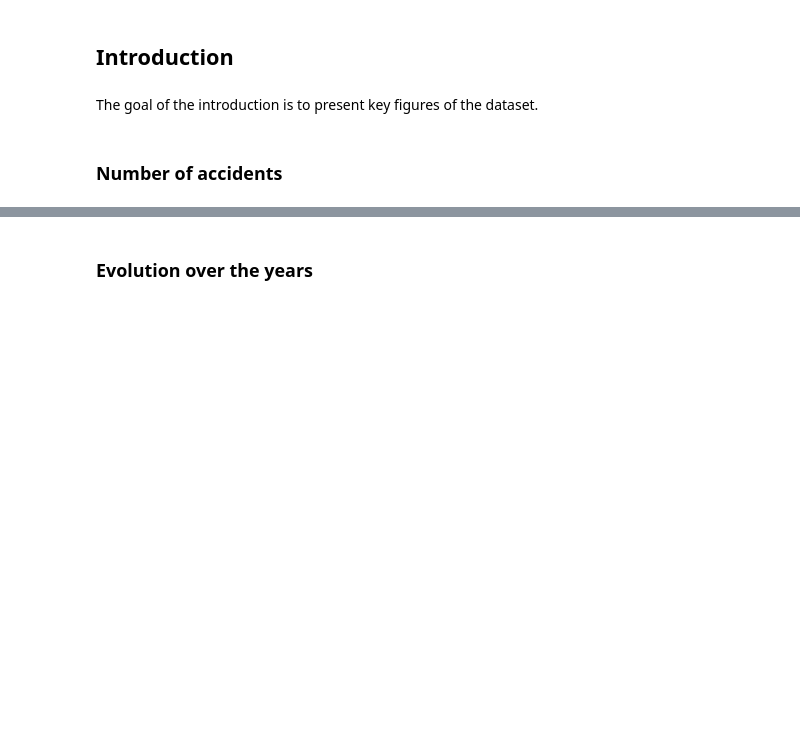
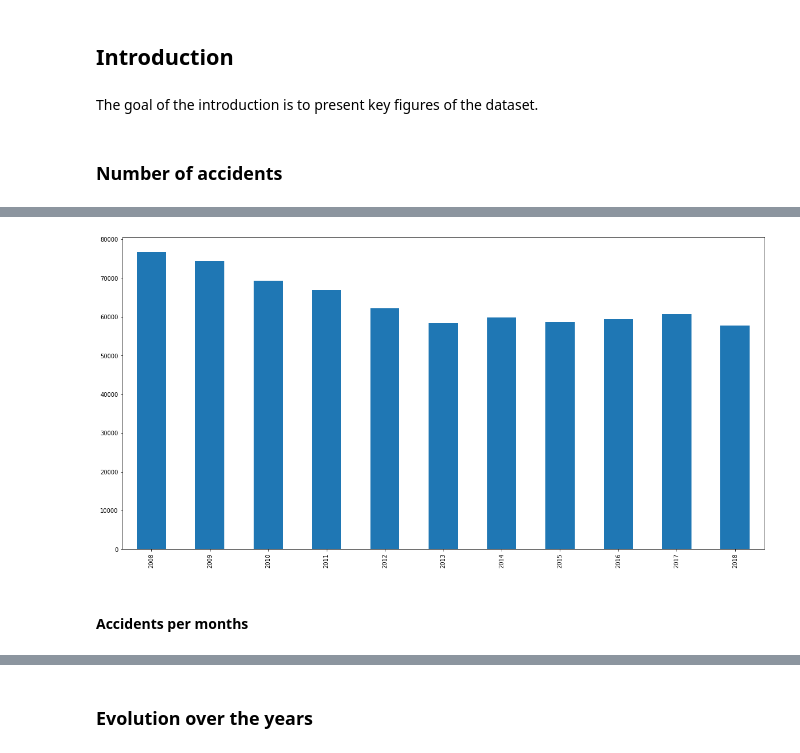
Before and after one commit to sinitame/epfl-ada-project, a Jupyter notebook: notebooks/milestone-2.ipynb, the cells around one changed output, grey strips where cells are left out. Saved outputs shown, nothing was run; the diff lists cells and outputs as text; code cells hidden in the pictures; blank space fills up the shorter version.

```diff
--- a/notebooks/milestone-2.ipynb
+++ b/notebooks/milestone-2.ipynb
@@ -16,0 +22,2 @@ The goal of the introduction is to present key figures of the dataset.
+# %%
+df_accidents_per_year = get_number_accidents_per_years(2008, 2018)
@@ -16,0 +39,6 @@ The goal of the introduction is to present key figures of the dataset.
+# %%
+plot_number_accidents_per_years(df_accidents_per_year)
+# %% [output]
+[figure, added]
+# %% [markdown]
+#### Accidents per months
```
Also changed, not shown: parts of 11 cells of this notebook, 2 other files.
